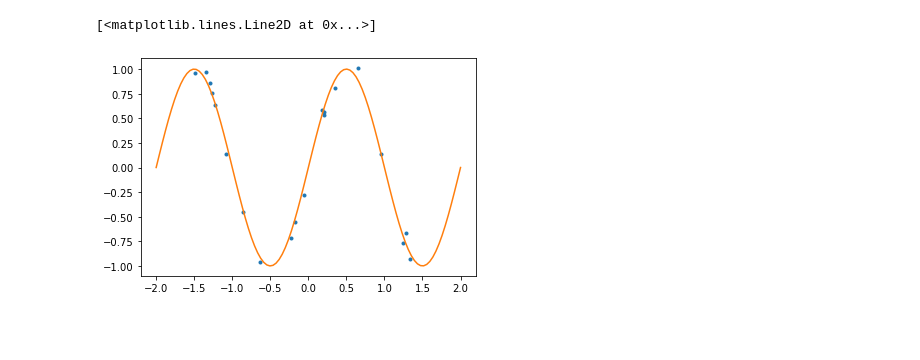
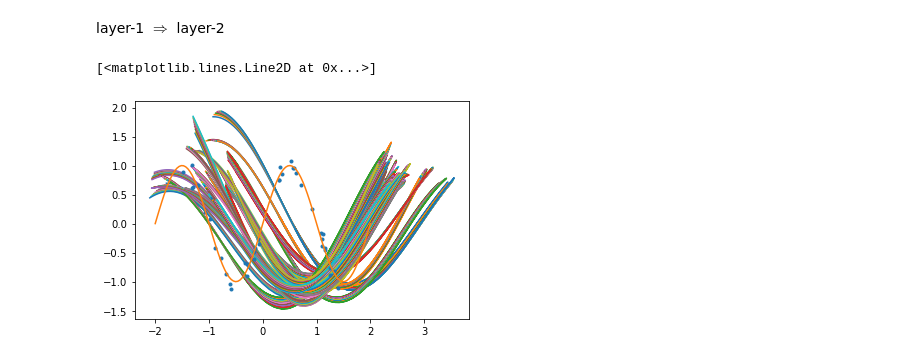
Before and after one commit to shixinxing/DGP-RF-MCMC, a Jupyter notebook: experiments/toy_demo.ipynb, the cells around one changed output. Saved outputs shown, nothing was run; the diff lists cells and outputs as text; code cells hidden in the pictures; blank space fills up the shorter version.

```diff
--- a/experiments/toy_demo.ipynb
+++ b/experiments/toy_demo.ipynb
@@ -19,0 +282,35 @@ X_train, Y_train, X_test = get_sin_data(num_training, num_testing, std_noise=std
+# %%
+num_mixing_epoches = 0
+num_cyclical_epoches = 1000
+eta = 0.1
+M = 20
+iteration_per_cycle = num_cyclical_epoches // M
+
+out_samples = []
+for epoch in range(num_mixing_epoches + num_cyclical_epoches):
+    if epoch < num_mixing_epoches:
+        lr = model.adjust_traditional_learning_rate(epoch, lr_0=0.1)
+#         print(f"at epoch:{epoch}, learning rate:{lr}")
+        model.sghmc_update(X_train, Y_train, lr, num_training, eta=eta, temperature=1.)
+    elif epoch >= num_mixing_epoches:
+        lr = model.adjust_cyclical_learning_rate(epoch - num_mixing_epoches, num_cyclical_epoches, M=M, lr_0=0.1)
+#         print(f"at epoch:{epoch}, learning rate:{lr}")
+        model.sghmc_update(X_train, Y_train, lr, num_training, eta=eta, temperature=1.)
+        if (epoch-num_mixing_epoches)%(iteration_per_cycle) >= iteration_per_cycle - 11: #10 samples
+            out = model.feed_forward_all_layers(X_test)
+            out_samples.append(out)
+
+out_hid_list = []
+out_list = []
+for sample in out_samples:
+    out_hid = sample[0]
+    out_hid_list.append(out_hid)
+    out_final = sample[1]
+    out_list.append(out_final)
+
+out_hid_list = tf.concat(out_hid_list, axis=-1).numpy() #[N, num_samples]
+out_list = tf.concat(out_list, axis=-1).numpy()
+
+plt.plot(X_test, out_hid_list)
+plt.plot(X_train[:,0], Y_train[:,0], ".")
+plt.plot(X_test[:,0], np.sin(np.pi * X_test[:,0]))
@@ -20,6 +328,9 @@ X_train, Y_train, X_test = get_sin_data(num_training, num_testing, std_noise=std
+# %% [markdown]
+layer-1 $\Rightarrow$ layer-2
 # %%
+plt.plot(out_hid_list, out_list)
 plt.plot(X_train[:,0], Y_train[:,0], ".")
 plt.plot(X_test[:,0], np.sin(np.pi * X_test[:,0]))
 # %% [output]
 [<matplotlib.lines.Line2D at 0x...>]
-[figure, old version]
+[figure, new version]
```
Also changed, not shown: parts of 24 cells of this notebook.
